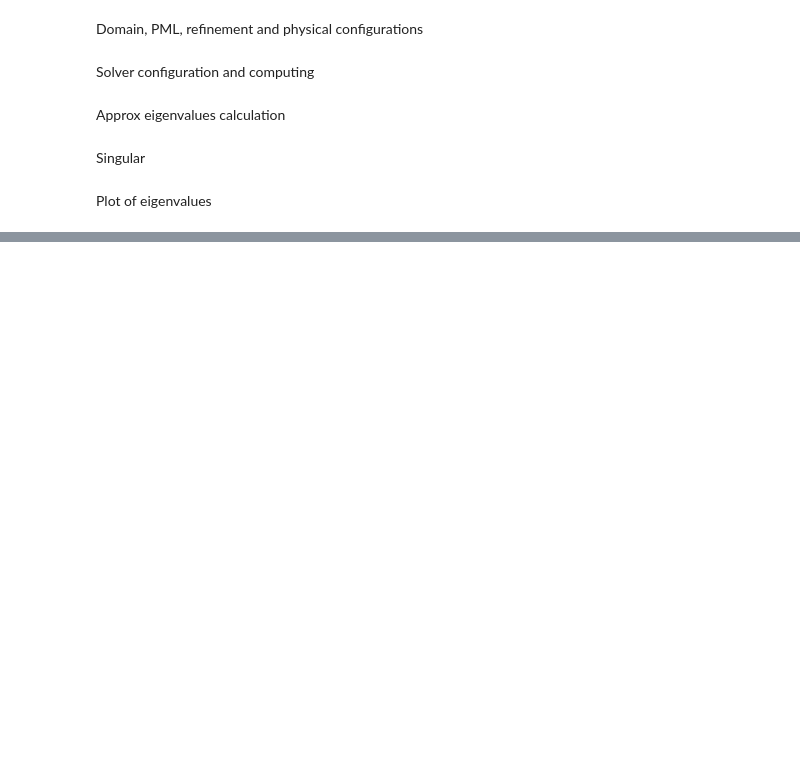
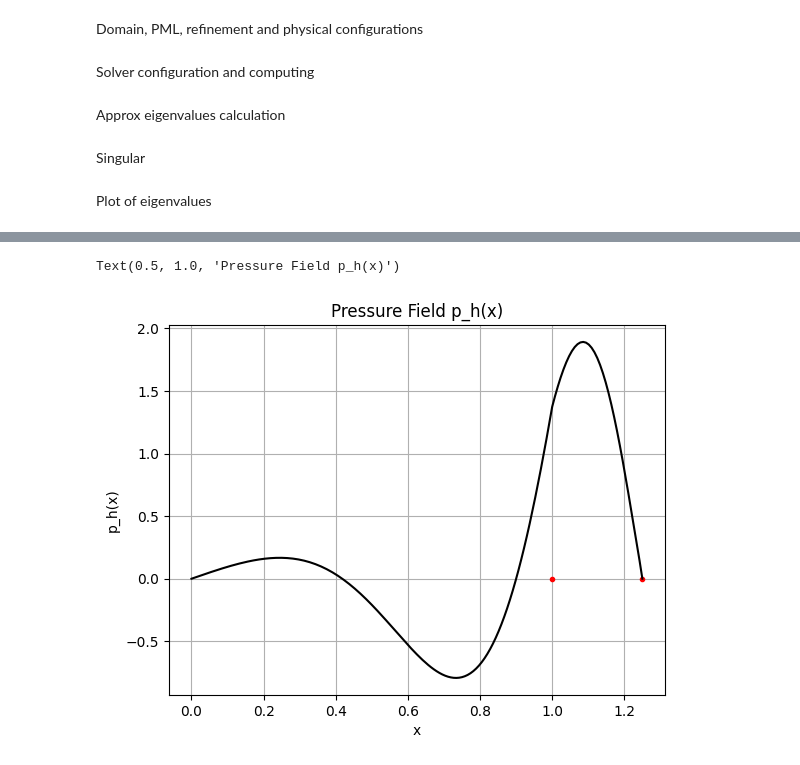
Before and after one commit to sararecondo/HPR-1D, a Jupyter notebook: 1D-Figure-04.ipynb, the cells around one changed output, grey strips where cells are left out. Saved outputs shown, nothing was run; the diff lists cells and outputs as text; code cells hidden in the pictures; blank space fills up the shorter version.

```diff
--- a/1D-Figure-04.ipynb
+++ b/1D-Figure-04.ipynb
@@ -349,0 +359,19 @@ _ = ax.set_xlabel(r"$Re(\omega)$")
+# %%
+p_h = get_approx_eigenpair(solver_singular_P1_P0, 1, Q_P1_P0, V_P1_P0, dof_P1_P0)[1]
+# Subgráfico 2: Representación de p(x)
+dofmap = Q_P4_P3.dofmap.index_map.local_range  # Rango local de DoFs
+local_coords = mesh.geometry.x[dofmap[0]:dofmap[1], :]  # Coordenadas locales
+x_coord = [x[0] for x in local_coords]
+plt.plot(1.0, 0, marker='.', color='red', markersize=6, label='Punto especial')
+plt.plot(1.25, 0, marker='.', color='red', markersize=6, label='Punto especial')
+plt.plot(x_coord, np.real(p_h.x.petsc_vec.array), label="p_h", color="black")
+
+
+plt.grid(True)
+plt.xlabel("x")
+plt.ylabel("p_h(x)")
+plt.title("Pressure Field p_h(x)")
+# plt.legend()
+# %% [output]
+Text(0.5, 1.0, 'Pressure Field p_h(x)')
+[figure, added]
```
Also changed, not shown: parts of 5 cells of this notebook, 4 other files.
